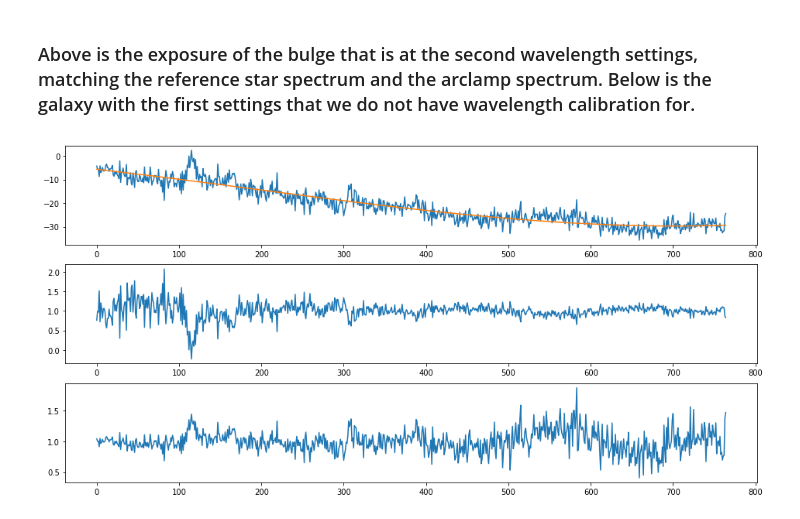
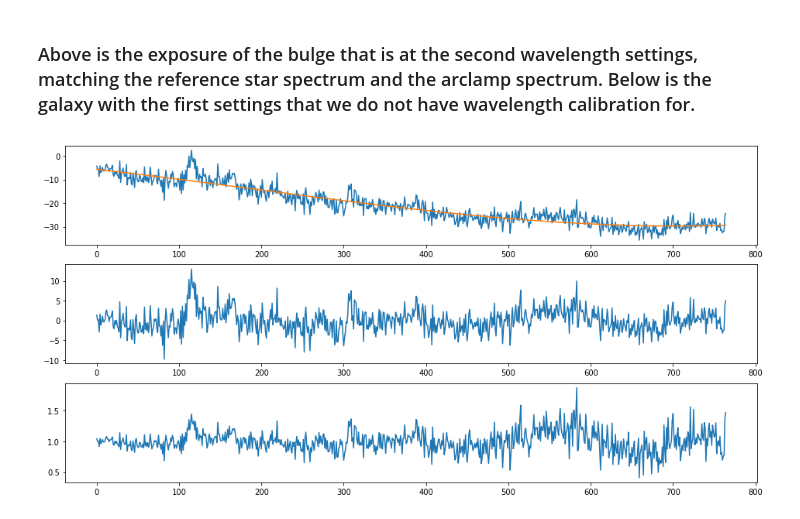
Before and after one commit to NMiklave/ast443-nyc, a Jupyter notebook: lab3/notebook/lab3-analysis.ipynb, the cells around one changed output. Saved outputs shown, nothing was run; the diff lists cells and outputs as text; code cells hidden in the pictures.

```diff
--- a/lab3/notebook/lab3-analysis.ipynb
+++ b/lab3/notebook/lab3-analysis.ipynb
@@ -197,24 +197,24 @@ plt.show()
 # %%
 ngc_first = fits.open('../new_data/ngc_bulge_2.00000003.FIT')
 ngc_dataset_1 = ngc_first[0].data
 ngc_first.close()
 
-dataset2 = (ngc_dataset_1-master_dark_replaced)/normflat
+dataset2 = (ngc_dataset_1-master_dark_replaced)
 datamean2 = np.median(data_calibrated[22:89], axis=0)
 
 fit2 = np.poly1d(np.polyfit(np.arange(1, 766), datamean2, 3))
 
 fig, axs = plt.subplots(3, 1, figsize=(16, 8))
 
 axs[0].plot(datamean2)
 axs[0].plot(fit2(np.arange(1, 766)))
-axs[1].plot(datamean2/fit2(np.arange(1, 766)))
+axs[1].plot(datamean2-fit2(np.arange(1, 766)))
 
 datamean2 = np.array([x+40 for x in datamean2])
 fit2 = np.poly1d(np.polyfit(np.arange(1, 766), datamean2, 3))
 
 axs[2].plot(datamean2/fit2(np.arange(1, 766)))
 
 plt.show()
 # %% [output]
-[figure, old version]
+[figure, new version]
```
Also changed, not shown: parts of 1 cell of this notebook.
